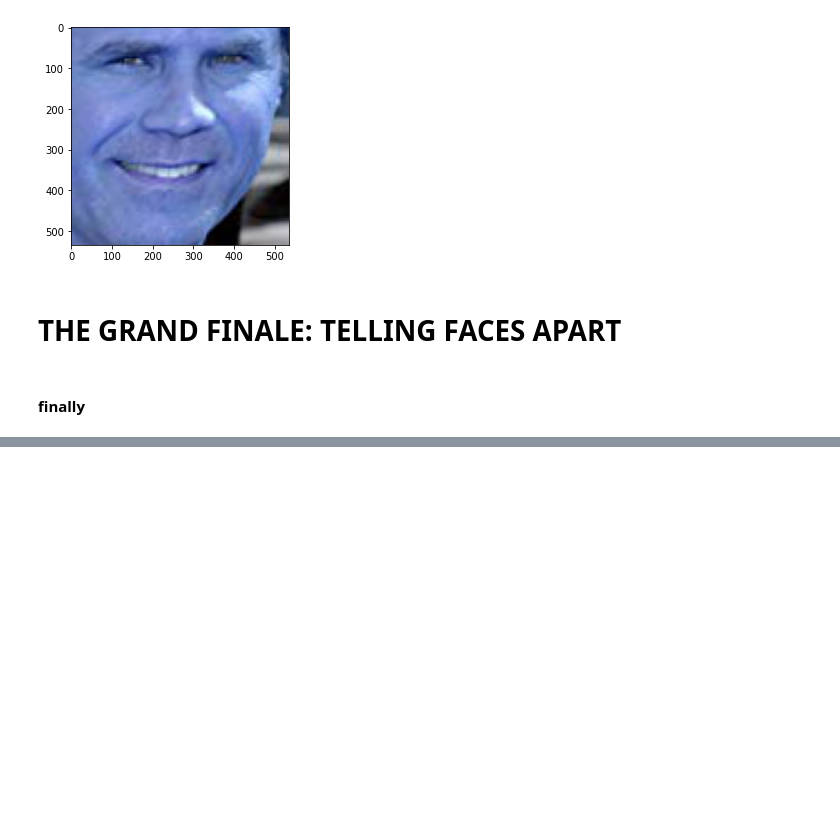
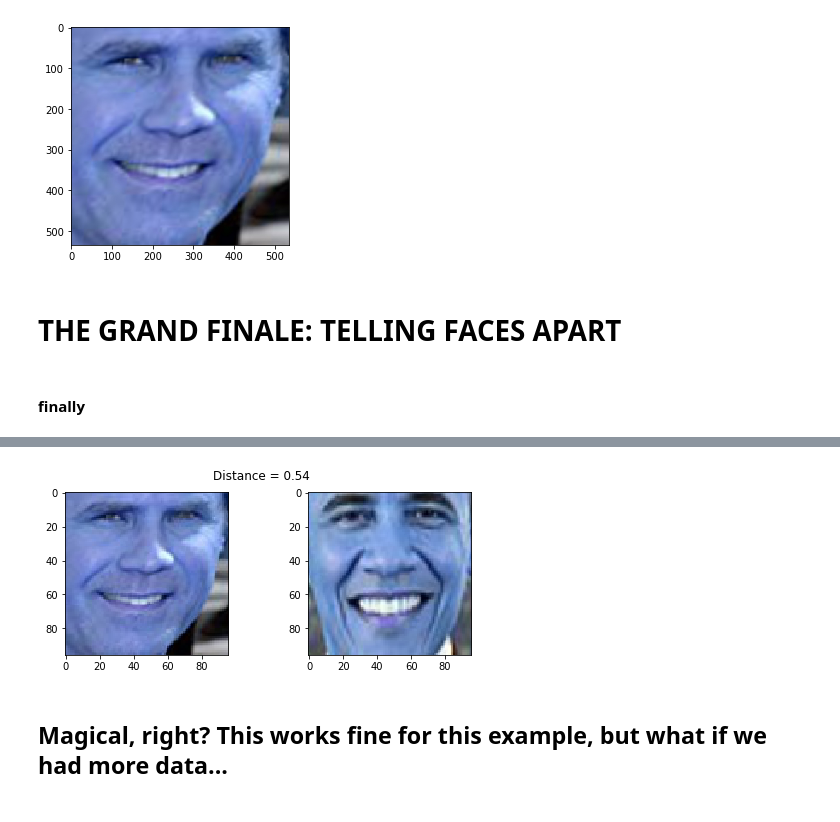
Before and after one commit to Beatricce/IA, a Jupyter notebook: face_recognition/Face recognition.ipynb, the cells around one changed output, grey strips where cells are left out. Saved outputs shown, nothing was run; the diff lists cells and outputs as text; code cells hidden in the pictures; blank space fills up the shorter version.

```diff
--- a/face_recognition/Face recognition.ipynb
+++ b/face_recognition/Face recognition.ipynb
@@ -168,7 +213,10 @@ unknown_image = plt.imread('barack.jpg')
 # %%
 try:
-    will_ferrell_encoding = face_recognition.face_encodings(aligned_image)[0]
+    will_ferrell_encoding = face_recognition.face_encodings(known_image)[0]
     unknown_face_encoding = face_recognition.face_encodings(unknown_image)[0]
 except IndexError:
     print("I wasn't able to locate any faces in at least one of the images. Check the image files. Aborting...")
     quit()
+
+
+will_ferrell_encoding
@@ -187,0 +559,16 @@ Is the unknown face a new person that we've never seen before? True
+# %%
+# The code was so smoth that the distance between the encondings of the same guy was 0.0!!
+# Now, calculating the distance from the encondings of the image of Will Ferrell and another from other guy (Barack Obama)
+
+embedded1 = will_ferrell_encoding
+embedded2 = unknown_face_encoding
+plt.figure(figsize=(8,3))
+plt.suptitle(f'Distance = {distance(embedded1, embedded2):.2f}')
+plt.subplot(121)
+plt.imshow(known_image)
+plt.subplot(122)
+plt.imshow(unknown_image);
+# %% [output]
+[figure, added]
+# %% [markdown]
+<h2> Magical, right? This works fine for this example, but what if we had more data... <h2>
```
Also changed, not shown: parts of 25 cells of this notebook, 28 other files.
